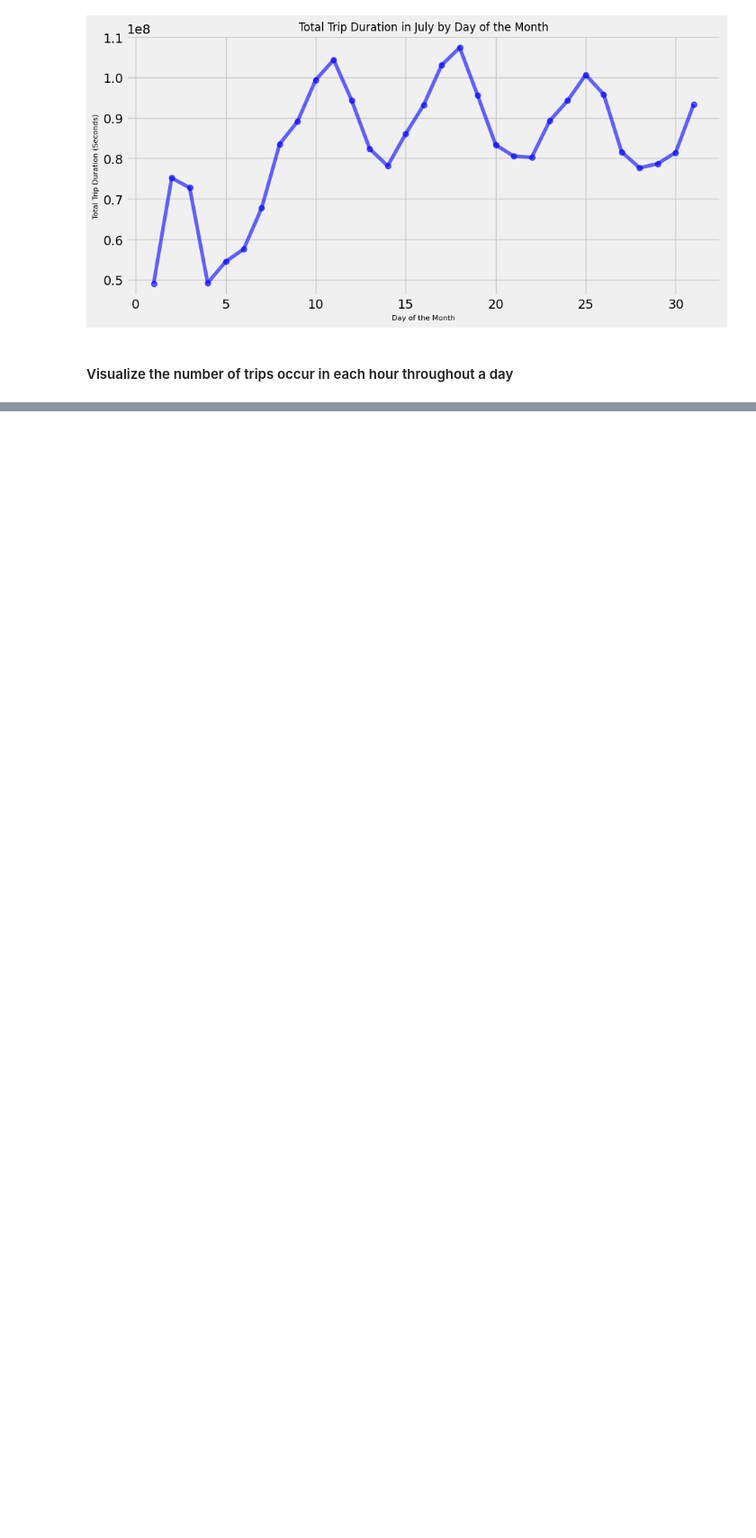
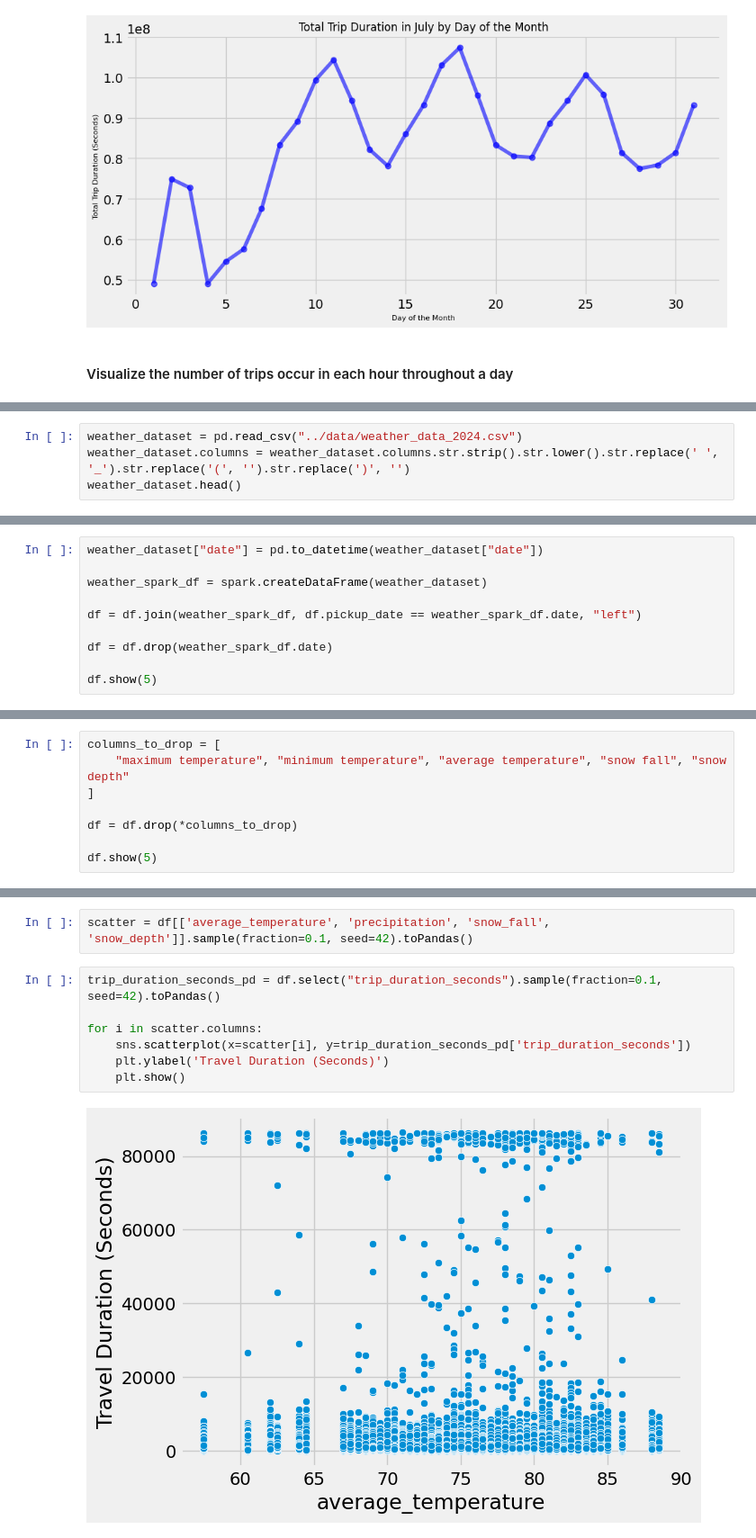
Before and after one commit to nhhongan/nyc_yellow_taxi_eta, a Jupyter notebook: notebook/eda_modelling_eta.ipynb, the cells around one changed output, grey strips where cells are left out. Shown: that part at 90% size. Saved outputs shown, nothing was run; the diff lists cells and outputs as text; blank space fills up the shorter version.

Commit message:
adding weather dataset

```diff
--- a/notebook/eda_modelling_eta.ipynb
+++ b/notebook/eda_modelling_eta.ipynb
@@ -422,0 +508,4 @@ plt.show()
+# %%
+weather_dataset = pd.read_csv("../data/weather_data_2024.csv")
+weather_dataset.columns = weather_dataset.columns.str.strip().str.lower().str.replace(' ', '_').str.replace('(', '').str.replace(')', '')
+weather_dataset.head()
@@ -422,0 +519,10 @@ plt.show()
+# %%
+weather_dataset["date"] = pd.to_datetime(weather_dataset["date"])
+
+weather_spark_df = spark.createDataFrame(weather_dataset)
+
+df = df.join(weather_spark_df, df.pickup_date == weather_spark_df.date, "left")
+
+df = df.drop(weather_spark_df.date)
+
+df.show(5)
@@ -422,0 +540,8 @@ plt.show()
+# %%
+columns_to_drop = [
+    "maximum temperature", "minimum temperature", "average temperature", "snow fall", "snow depth"
+]
+
+df = df.drop(*columns_to_drop)
+
+df.show(5)
@@ -422,0 +559,11 @@ plt.show()
+# %%
+scatter = df[['average_temperature', 'precipitation', 'snow_fall', 'snow_depth']].sample(fraction=0.1, seed=42).toPandas()
+# %%
+trip_duration_seconds_pd = df.select("trip_duration_seconds").sample(fraction=0.1, seed=42).toPandas()
+
+for i in scatter.columns:
+    sns.scatterplot(x=scatter[i], y=trip_duration_seconds_pd['trip_duration_seconds'])
+    plt.ylabel('Travel Duration (Seconds)')
+    plt.show()
+# %% [output]
+[figure, added]
```
Also changed, not shown: parts of 19 cells of this notebook, 1 other file.
